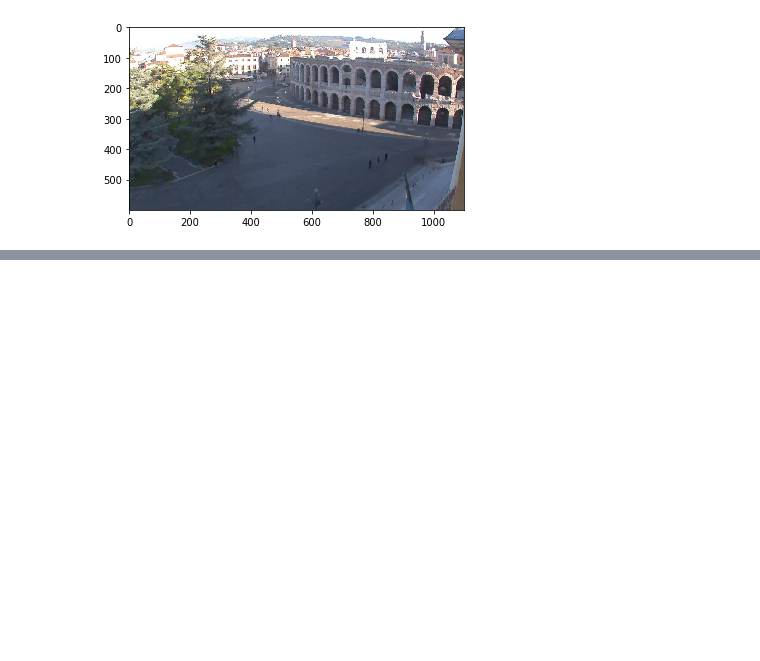
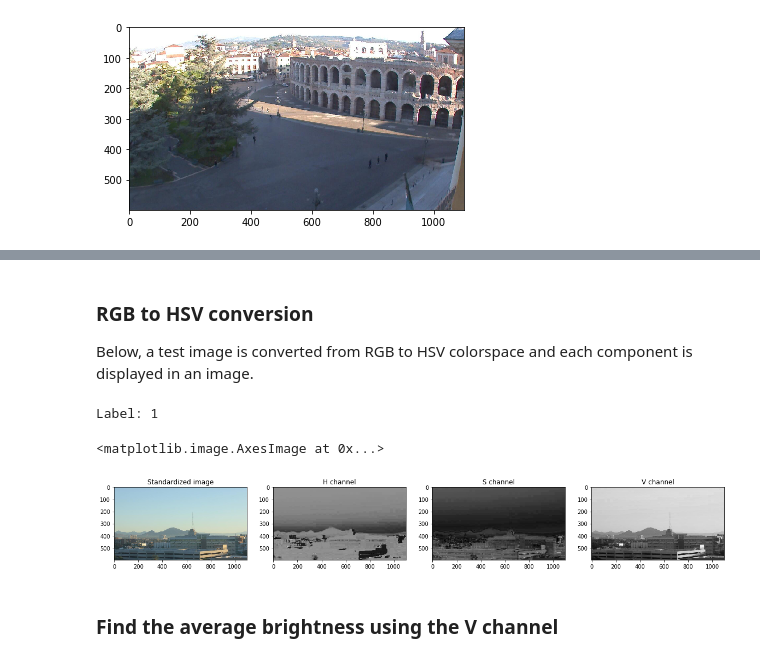
Before and after one commit to GZHOUW/Intro-to-Self-Driving-Cars, a Jupyter notebook: Computer Vision/Image Processing/Day and Night Classifier/day_night_classifier.ipynb, the cells around one changed output, grey strips where cells are left out. Cells and saved outputs as stored; diff of their text form; code cells hidden in the pictures; blank space fills up the shorter version.

```diff
--- a/Computer Vision/Image Processing/Day and Night Classifier/day_night_classifier.ipynb
+++ b/Computer Vision/Image Processing/Day and Night Classifier/day_night_classifier.ipynb
@@ -137,0 +142,39 @@ Label [1 = day, 0 = night]: 1
+# %% [markdown]
+### RGB to HSV conversion
+
+Below, a test image is converted from RGB to HSV colorspace and each component is displayed in an image.
+# %%
+# Convert and image to HSV colorspace
+# Visualize the individual color channels
+
+image_num = 0
+test_im = STANDARDIZED_LIST[image_num][0]
+test_label = STANDARDIZED_LIST[image_num][1]
+
+# Convert to HSV
+hsv = cv2.cvtColor(test_im, cv2.COLOR_RGB2HSV)
+
+# Print image label
+print('Label: ' + str(test_label))
+
+# HSV channels
+h = hsv[:,:,0]
+s = hsv[:,:,1]
+v = hsv[:,:,2]
+
+# Plot the original image and the three channels
+f, (ax1, ax2, ax3, ax4) = plt.subplots(1, 4, figsize=(20,10))
+ax1.set_title('Standardized image')
+ax1.imshow(test_im)
+ax2.set_title('H channel')
+ax2.imshow(h, cmap='gray')
+ax3.set_title('S channel')
+ax3.imshow(s, cmap='gray')
+ax4.set_title('V channel')
+ax4.imshow(v, cmap='gray')
+# %% [output]
+Label: 1
+<matplotlib.image.AxesImage at 0x...>
+[figure, added]
+# %% [markdown]
+###  Find the average brightness using the V channel
```
Also changed, not shown: parts of 14 cells of this notebook.
